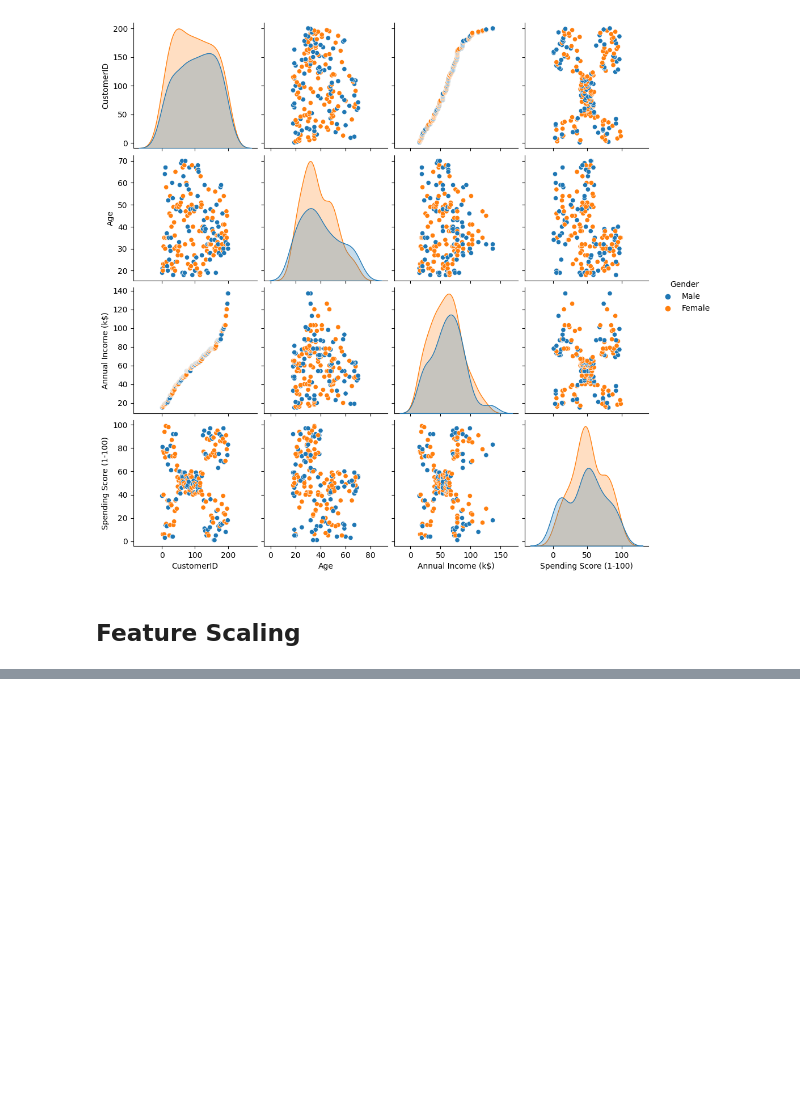
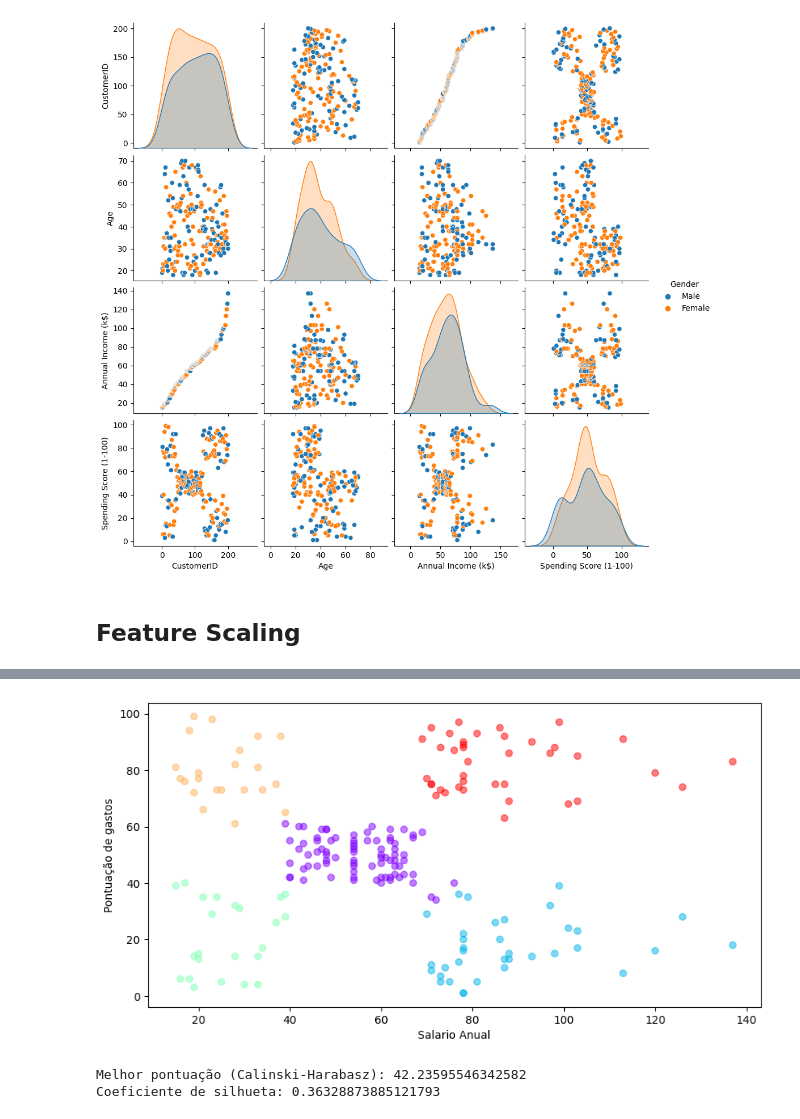
Before and after one commit to MCardosoDev/F_Clusterizacao, a Jupyter notebook: clusterizacao.ipynb, the cells around one changed output, grey strips where cells are left out. Drawn from its saved outputs; the diff is of its cells as text; code cells hidden in the pictures; blank space fills up the shorter version.

```diff
--- a/clusterizacao.ipynb
+++ b/clusterizacao.ipynb
@@ -111,0 +134,32 @@ df_scaler = scaler.transform(df[['Annual Income (k$)','Spending Score (1-100)']]
+# %%
+X = df[['Annual Income (k$)', 'Spending Score (1-100)']]
+# %%
+kmeans = KMeans(random_state=42)
+
+param_grid = {
+    'n_clusters': [5],
+    'init': ['k-means++', 'random'],  # Métodos de inicialização dos centróides
+    'n_init': [10, 20, 30],  # Número de inicializações diferentes
+    'max_iter': [100, 200, 300],  # Número máximo de iterações
+    'tol': [1e-4, 1e-5, 1e-6],  # Tolerância para convergência
+    'algorithm': ['elkan', 'lloyd']  # Algoritmo K-Means
+}
+
+grid_search = GridSearchCV(estimator=kmeans, param_grid=param_grid, cv=5)
+
+grid_search.fit(X)
+
+print("Melhores parâmetros:", grid_search.best_params_)
+print("Melhor pontuação de validação cruzada:", grid_search.best_score_)
+
+best_kmeans = grid_search.best_estimator_
+centroides = best_kmeans.cluster_centers_
+best_kmeans_labels = best_kmeans.predict(X)
+
+score = calinski_harabasz_score(X, best_kmeans_labels)
+print("Melhor pontuação (Calinski-Harabasz):", score)
+
+silhouette_avg = silhouette_score(X, best_kmeans_labels)
+print("Coeficiente de silhueta:", silhouette_avg)
+df['Grupos'] = best_kmeans_labels
+df.head()
@@ -111,0 +177,21 @@ df_scaler = scaler.transform(df[['Annual Income (k$)','Spending Score (1-100)']]
+# %%
+plt.scatter(df[['Annual Income (k$)']], df[['Spending Score (1-100)']], c=best_kmeans_labels, alpha=0.5, cmap='rainbow')
+plt.xlabel('Salario Anual')
+plt.ylabel('Pontuação de gastos')
+# plt.scatter(centroides[:, 0], centroides[:, 1], c='black', marker='X', s=200, alpha=0.5) # type: ignore
+plt.rcParams['figure.figsize'] = (10, 5)
+plt.show()
+# %% [output]
+[figure, added]
+# %%
+dbscan = DBSCAN(eps=10, min_samples=8, algorithm='auto')
+dbscan.fit(X)
+dbscan_labels = dbscan.labels_
+
+score = calinski_harabasz_score(X, dbscan_labels)
+print("Melhor pontuação (Calinski-Harabasz):", score)
+silhouette_avg = silhouette_score(X, dbscan_labels)
+print("Coeficiente de silhueta:", silhouette_avg)
+# %% [output]
+Melhor pontuação (Calinski-Harabasz): 42.23595546342582
+Coeficiente de silhueta: 0.36328873885121793
```
Also changed, not shown: parts of 12 cells of this notebook.
